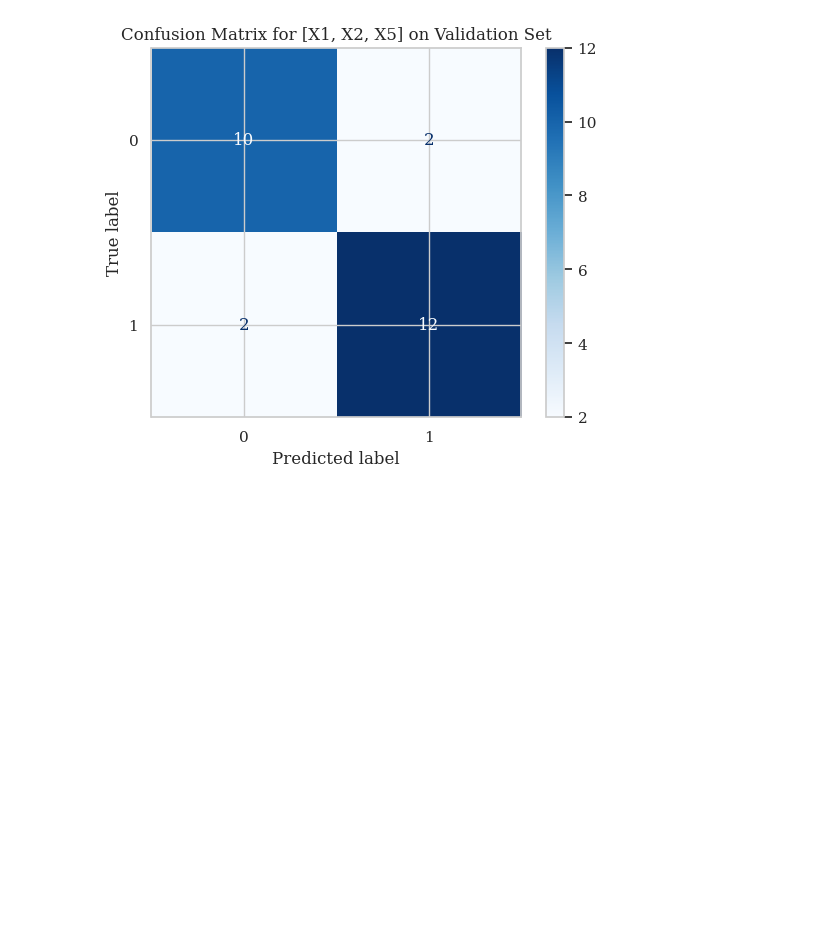
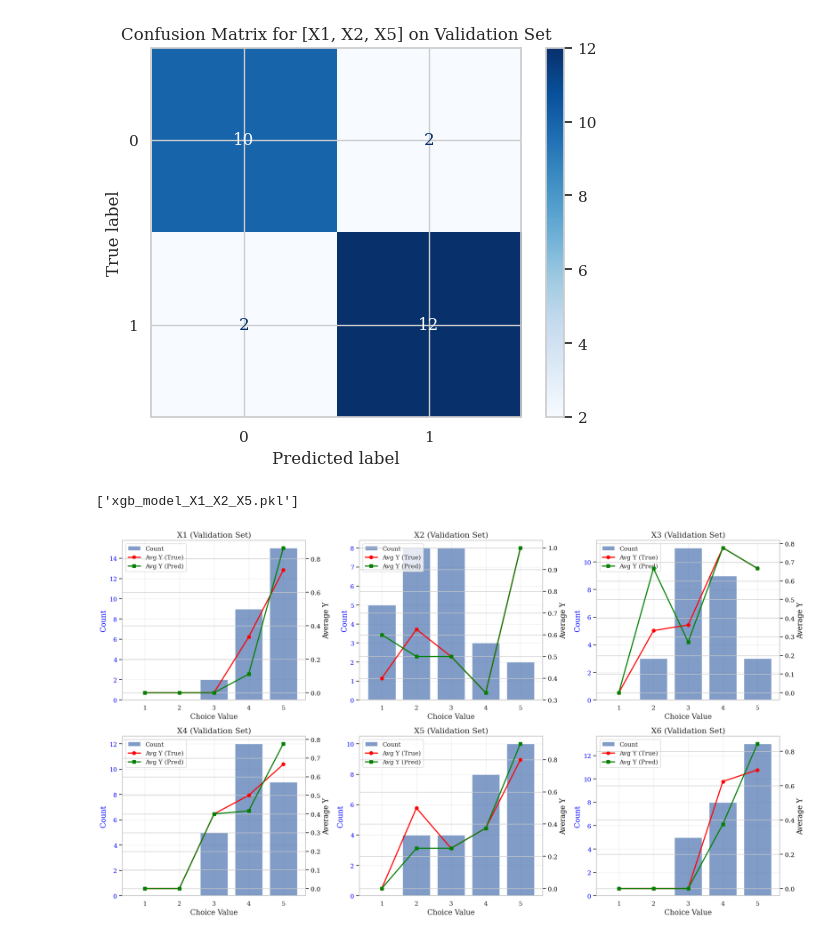
Before and after one commit to SamarpanChakraborty97/ML-Projects, a Jupyter notebook: HappyCustomers_Revised.ipynb, the cells around one changed output. Saved outputs shown, nothing was run; the diff lists cells and outputs as text; code cells hidden in the pictures; blank space fills up the shorter version.

```diff
--- a/HappyCustomers_Revised.ipynb
+++ b/HappyCustomers_Revised.ipynb
@@ -760,3 +730,63 @@ plt.show()
    macro avg       0.85      0.85      0.85        26
 weighted avg       0.85      0.85      0.85        26
 [figure]
+# %%
+import joblib
+
+# Save the trained XGBoost model to a .pkl file
+joblib.dump(xgb_model, "xgb_model_X1_X2_X5.pkl")
+# %% [output]
+['xgb_model_X1_X2_X5.pkl']
+# %%
+# Prepare predicted values for validation set
+y_val_pred = xgb_model.predict(X_val_fs)
+
+# Prepare subplots
+fig, axes = plt.subplots(2, 3, figsize=(18, 10))
+feature_names = ['X1', 'X2', 'X3', 'X4', 'X5', 'X6']
+vals = [1, 2, 3, 4, 5]
+
+for idx, feature in enumerate(feature_names):
+    row = idx // 3
+    col = idx % 3
+    ax1 = axes[row, col]
+
+    # Count occurrences for each value
+    counts = []
+    avg_y_true = []
+    avg_y_pred = []
+    for v in vals:
+        mask = X_val[feature] == v
+        counts.append(mask.sum())
+        if mask.sum() > 0:
+            avg_y_true.append(y_val[mask].mean())
+            avg_y_pred.append(y_val_pred[mask].mean())
+        else:
+            avg_y_true.append(0)
+            avg_y_pred.append(0)
+
+    # Bar plot for counts
+    bars = ax1.bar(vals, counts, alpha=0.7, label='Count')
+    ax1.set_xlabel('Choice Value', fontsize=13)
+    ax1.set_ylabel('Count', color='blue', fontsize=13)
+    ax1.tick_params(axis='y', labelcolor='blue')
+    ax1.set_xticks(vals)
+    ax1.set_title(f"{feature} (Validation Set)", fontsize=14)
+    ax1.grid(True, alpha=0.3)
+
+    # Line plots for average Y (true and predicted)
+    ax2 = ax1.twinx()
+    line1 = ax2.plot(vals, avg_y_true, color='red', marker='o', linewidth=2, markersize=6, label='Avg Y (True)')
+    line2 = ax2.plot(vals, avg_y_pred, color='green', marker='s', linewidth=2, markersize=6, label='Avg Y (Pred)')
+    ax2.set_ylabel('Average Y', color='black', fontsize=13)
+    ax2.tick_params(axis='y', labelcolor='black')
+
+    # Combined legend
+    lines1, labels1 = ax1.get_legend_handles_labels()
+    lines2, labels2 = ax2.get_legend_handles_labels()
+    ax1.legend(lines1 + lines2, labels1 + labels2, loc='upper left', fontsize=11)
+
+plt.tight_layout()
+plt.show()
+# %% [output]
+[figure, added]
```
Also changed, not shown: parts of 8 cells of this notebook.
